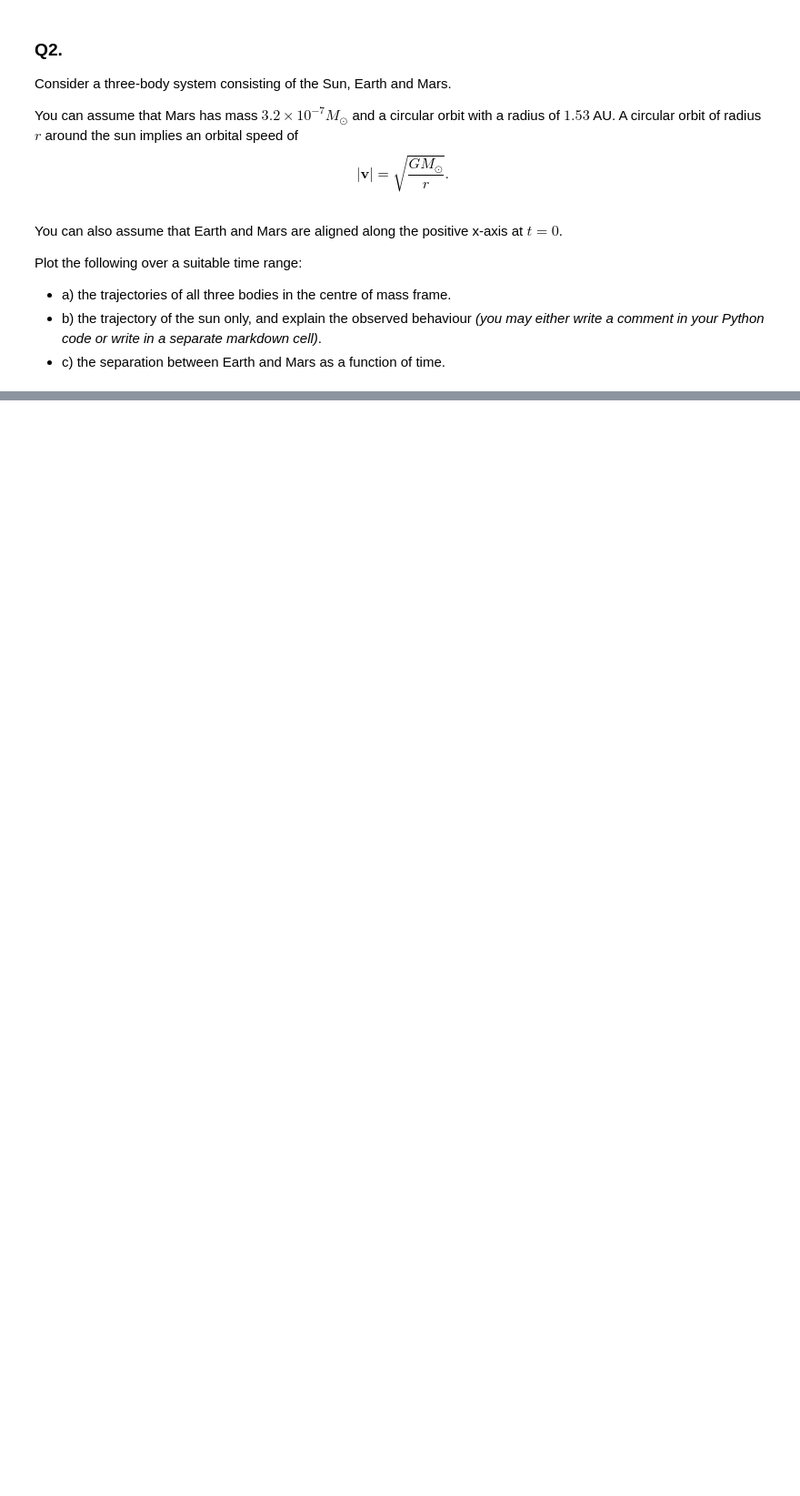
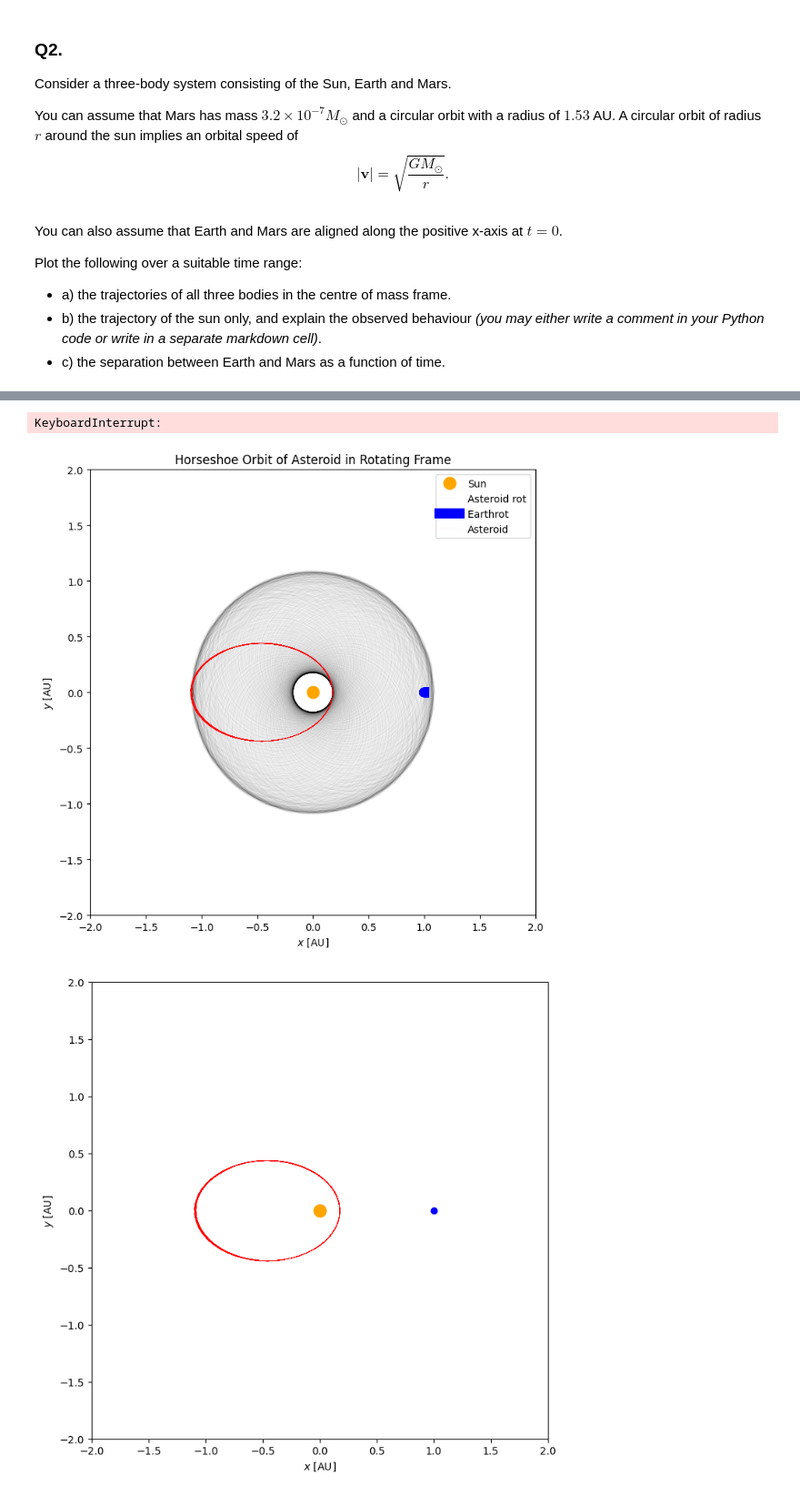
Before and after one commit to arir2001/mitchison_lab2, a Jupyter notebook: orbits/orbits_hw.ipynb, the cells around one changed output, grey strips where cells are left out. Shown: that part at 91% size. Drawn from its saved outputs; the diff is of its cells as text; code cells hidden in the pictures; blank space fills up the shorter version.

```diff
--- a/orbits/orbits_hw.ipynb
+++ b/orbits/orbits_hw.ipynb
@@ -318,10 +412,12 @@ fig, ax = plt.subplots(figsize=(8, 8))
 ax.set_aspect('equal')
 ax.plot(0, 0, 'o', ms=12, color='orange', zorder=0, label='Sun')  # plot the Sun at the origin
 
+divis = 200
+
 #using the sun data from the same loop
 for idx, data in enumerate(otherdata):
     earth_x, earth_y, mars_x, mars_y, sun_x, sun_y = data
-    ax.scatter(sun_x, sun_y, label='Sun', s=9,facecolors='none')  # Plot Sun's trajectory as a continuous line
+    ax.scatter(sun_x, sun_y, label='Sun', s=9)  # Plot Sun's trajectory as a continuous line
 
 ax.set_xlim([-0.001, 0.001])
 ax.set_ylim([-0.003, 0.0005])
@@ -411,4 +502,0 @@ mass =
-# %%
-thetas = np.arctan2(??, ?? )  # Get angle theta for Earth position at each timestep
-x1, y1 = ?????
-x2, y2 = ????
@@ -414,0 +577,40 @@ x2, y2 = ????
+# %%
+# Plot the results
+fig, ax = plt.subplots(figsize=(8, 8))
+ax.set_aspect('equal')
+ax.plot(0, 0, 'o', ms=12, color='orange', zorder=0, label='Sun')  # Sun at the origin
+#ax.scatter(ast_x_rot, ast_y_rot, label='Asteroid rot', s=0.1)
+ax.plot(ast_x_rot, ast_y_rot, label='Asteroid rot', linewidth = 0.01, color = 'black')
+
+ax.plot(earth_x_rot, earth_y_rot, label='Earthrot ', linewidth = 10, color='blue')
+#ax.plot(earth_x, earth_y, label='Earth', linestyle='--', color='blue')
+
+ax.plot( ast_x, ast_y , label='Asteroid', linestyle='--', color='red', linewidth = 0.02)
+
+ax.set_xlim([-2, 2])
+ax.set_ylim([-2, 2])
+ax.set_xlabel('$x$ [AU]')
+ax.set_ylabel('$y$ [AU]')
+ax.legend()
+plt.title('Horseshoe Orbit of Asteroid in Rotating Frame')
+#plt.show()
+
+# Plot the results
+fig, ax = plt.subplots(figsize=(8, 8))
+ax.set_aspect('equal')
+ax.plot(0, 0, 'o', ms=12, color='orange', zorder=0, label='Sun')  # Sun at the origin
+ax.plot(1, 0, 'o', color='blue', label='Earth')  # Earth appears stationary at (1, 0)
+ax.plot( ast_x, ast_y , label='Asteroid', linestyle='--', color='red', linewidth = 0.02)
+#ax.plot(earth_x, earth_y, label='Asteroid', linestyle='--', color='red', linewidth = 0.02)
+
+ax.set_xlim([-2, 2])
+ax.set_ylim([-2, 2])
+ax.set_xlabel('$x$ [AU]')
+ax.set_ylabel('$y$ [AU]')
+ax.legend()
+plt.title('Horseshoe Orbit of Asteroid in Rotating Frame')
+plt.show()
+# %% [output]
+KeyboardInterrupt:
+[figure, added]
+[figure, added]
```
Also changed, not shown: parts of 20 cells of this notebook.
